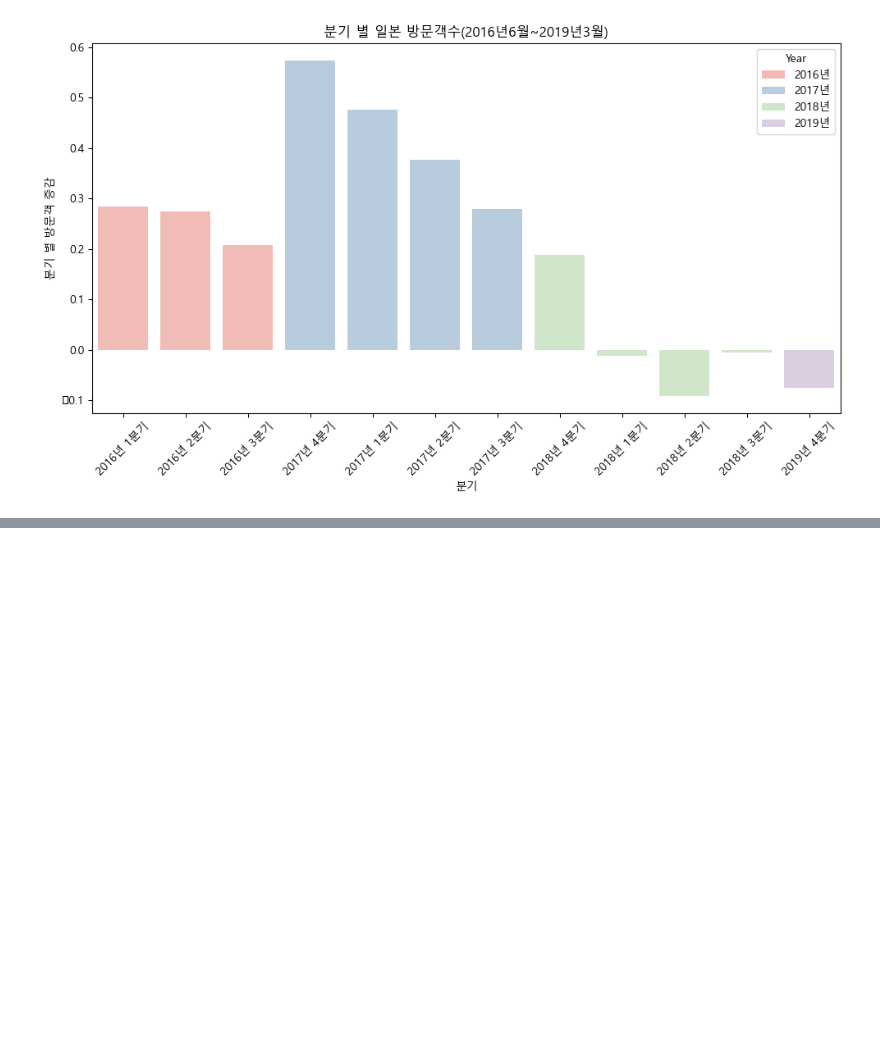
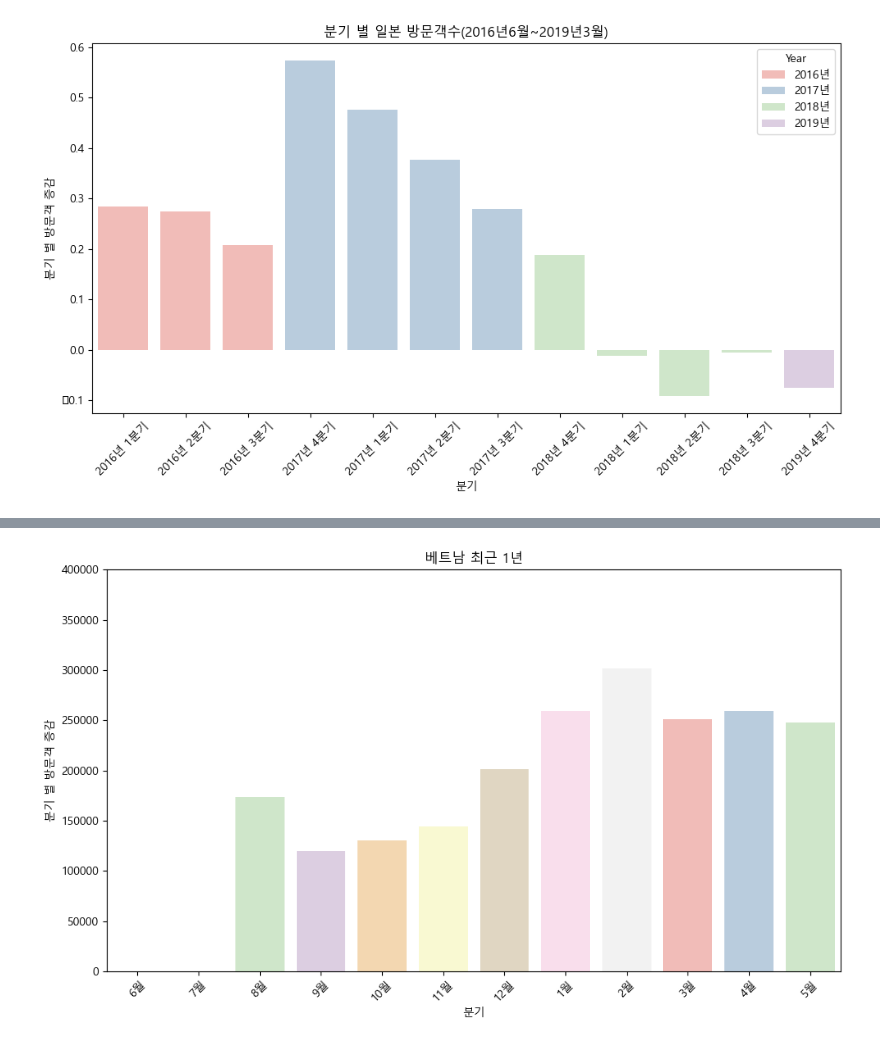
Before and after one commit to JaeminKIM-Irene/FC_AI_Python_EDA_Project, a Jupyter notebook: Topic 2/Visualize2.ipynb, the cells around one changed output, grey strips where cells are left out. Cells and saved outputs as stored; diff of their text form; code cells hidden in the pictures; blank space fills up the shorter version.

Commit message:
add visualization

```diff
--- a/Topic 2/Visualize2.ipynb
+++ b/Topic 2/Visualize2.ipynb
@@ -110,3 +110,7 @@ plt.savefig(f'./graphs/분기 별 일본 방문객 증감({startYear}{startMonth
 plt.show()
 # %% [output]
 [figure]
+# %%
+asia_data = pd.read_csv('../data/asia_data_kor.csv')
+recent = asia_data.iloc[-43:-31, [0, 1, 8]]
+recent
@@ -112,0 +131,18 @@ plt.show()
+# %%
+matplotlib.rc('font',family=font_name)
+
+plt.figure(figsize=(10, 6))
+sns.barplot(data=recent, x='month',y='베트남_명수',color='green',palette='Pastel1')
+plt.xlabel('분기')
+plt.ylabel('분기 별 방문객 증감')
+
+plt.ylim(0, 400000)
+
+plt.title(f'베트남 최근 1년')
+plt.xticks(rotation=45)
+plt.tight_layout()
+
+plt.savefig(f'./graphs/베트남 최근 1년.png')
+plt.show()
+# %% [output]
+[figure, added]
```
Also changed, not shown: parts of 1 cell of this notebook, 22 other files.
